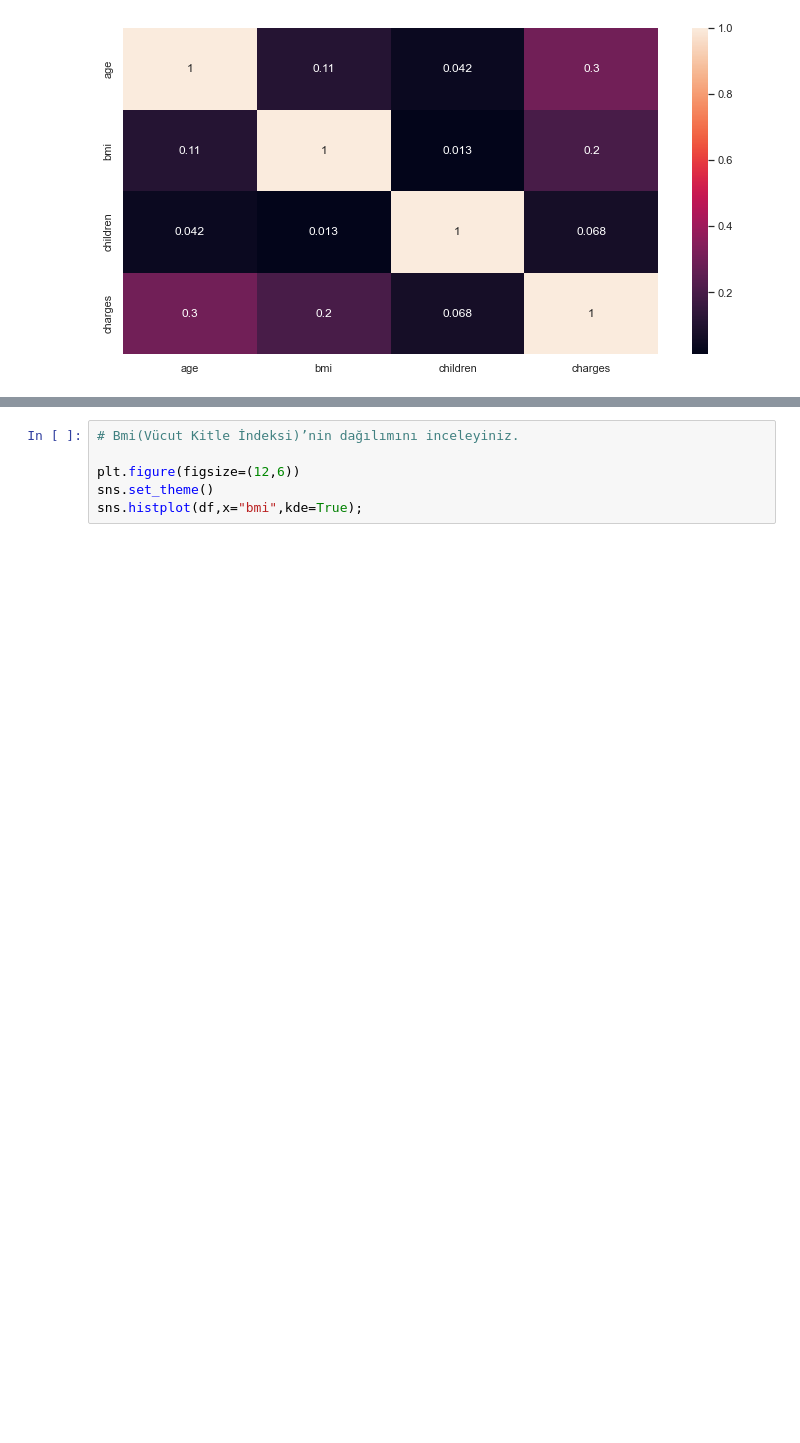
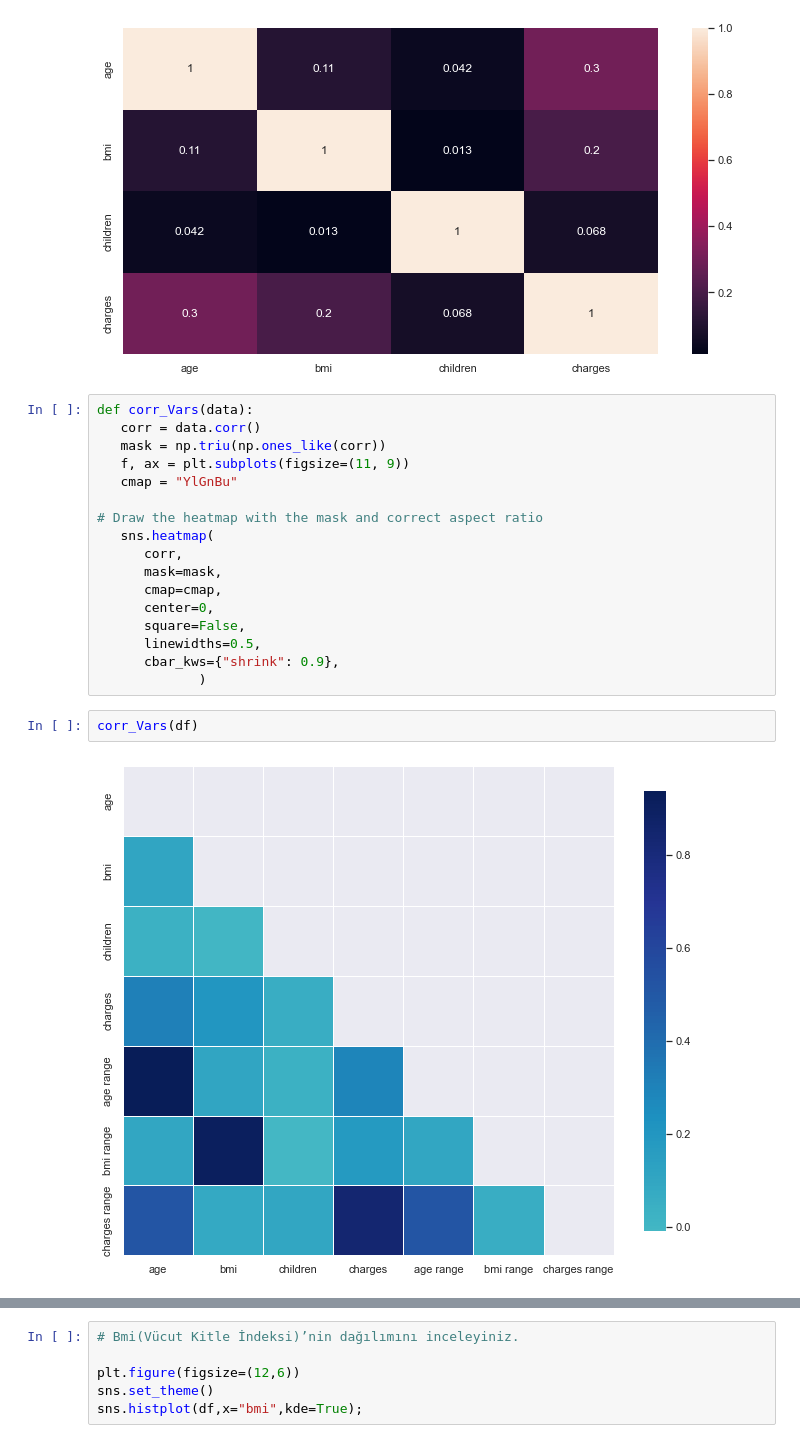
Before and after one commit to borhunsahin/kaggle-medical-cost-personal-analysis, a Jupyter notebook: main.ipynb, the cells around one changed output, grey strips where cells are left out. Saved outputs shown, nothing was run; the diff lists cells and outputs as text; blank space fills up the shorter version.

```diff
--- a/main.ipynb
+++ b/main.ipynb
@@ -81,3 +121,24 @@ plt.figure(figsize=(12,6))
 sns.heatmap(df.corr(),annot=True);
 # %% [output]
 [figure]
+# %%
+def corr_Vars(data):
+   corr = data.corr()
+   mask = np.triu(np.ones_like(corr))
+   f, ax = plt.subplots(figsize=(11, 9))
+   cmap = "YlGnBu"
+
+# Draw the heatmap with the mask and correct aspect ratio
+   sns.heatmap(
+      corr,
+      mask=mask,
+      cmap=cmap,
+      center=0,
+      square=False,
+      linewidths=0.5,
+      cbar_kws={"shrink": 0.9},
+             )
+# %%
+corr_Vars(df)
+# %% [output]
+[figure, added]
```
Also changed, not shown: parts of 25 cells of this notebook.
